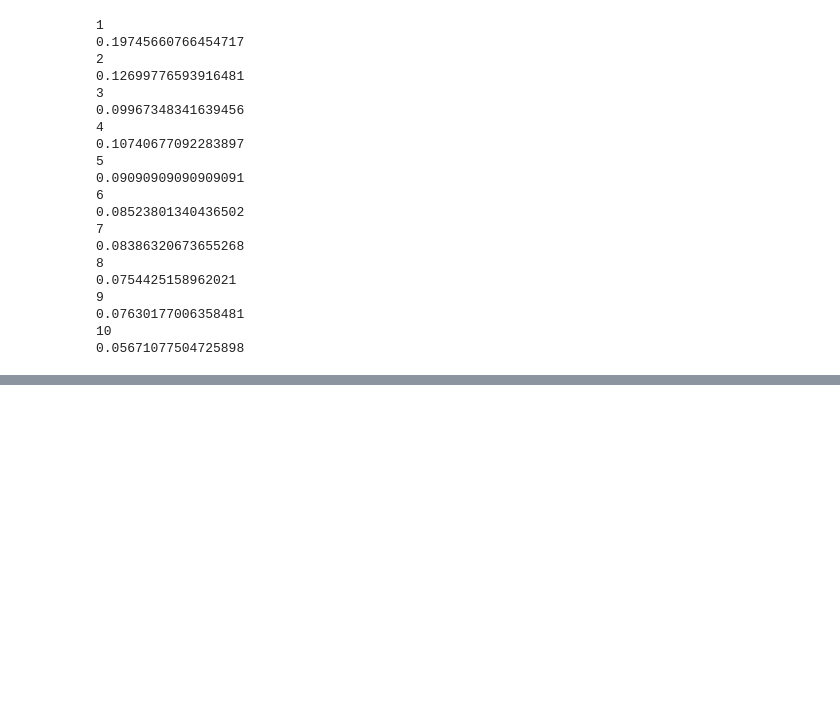
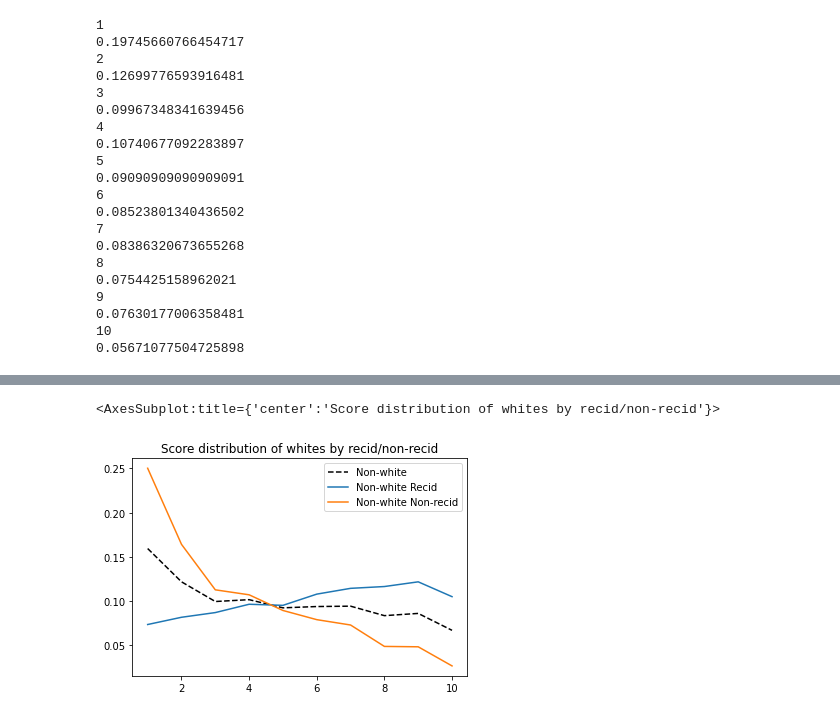
Before and after one commit to irisbore/hon2200-gr2, a Jupyter notebook: notebooks/001-oppgave-a.ipynb, the cells around one changed output, grey strips where cells are left out. Cells and saved outputs as stored; diff of their text form; code cells hidden in the pictures; blank space fills up the shorter version.

```diff
--- a/notebooks/001-oppgave-a.ipynb
+++ b/notebooks/001-oppgave-a.ipynb
@@ -217,0 +252,9 @@ pd.DataFrame({
+# %%
+pd.DataFrame({
+    "Non-white": df[~df.white].predicted_score.value_counts(normalize = True),
+    "Non-white Recid": df[~df.white & df.actual].predicted_score.value_counts(normalize = True),
+    "Non-white Non-recid": df[~df.white & ~df.actual].predicted_score.value_counts(normalize = True)
+}).sort_index().plot(title = 'Score distribution of whites by recid/non-recid', style = {"Non-white": "k--"})
+# %% [output]
+<AxesSubplot:title={'center':'Score distribution of whites by recid/non-recid'}>
+[figure, added]
```
Also changed, not shown: parts of 6 cells of this notebook, 1 other file.
